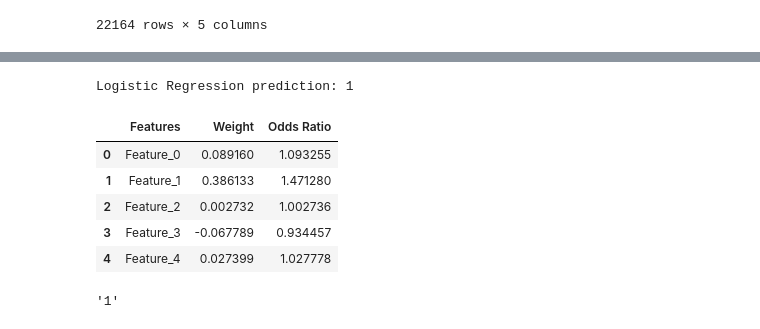
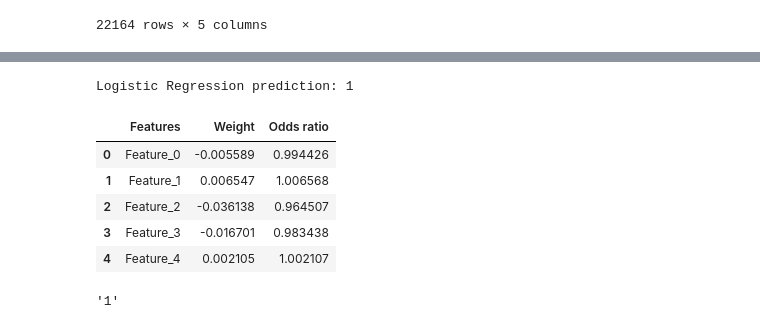
Before and after one commit to yalopez84/Interpretable_method, a Jupyter notebook: Interpretable_Triple_Prediction_Method.ipynb, the cells around one changed output, grey strips where cells are left out. Drawn from its saved outputs; the diff is of its cells as text; code cells hidden in the pictures.

```diff
--- a/Interpretable_Triple_Prediction_Method.ipynb
+++ b/Interpretable_Triple_Prediction_Method.ipynb
@@ -48,7 +48,7 @@ drive.mount('/content/drive')
 Mounted at /content/drive
 # %%
 pathFile="/content/drive/MyDrive/Almacen_phd/FB13/"
-modelName="/content/drive/MyDrive/Almacen_phd/FB13/sbert_test_mnr2"
+modelName="/content/drive/MyDrive/Almacen_phd/FB13/output/tsdae-bert-base-uncased"
 embeddings_large_file="/content/drive/MyDrive/Almacen_phd/FB13/embedding_large.pt"
 umap_embeddings_file="/content/drive/MyDrive/Almacen_phd/FB13/umap_embeddings.pt"
 asignacion_clusters="/content/drive/MyDrive/Almacen_phd/FB13/clusters_labels"
@@ -599,29 +589,29 @@ umap_embeddings_target_triple_set_df
 # %%
 #Triple target prediction by Logistic Regression
 import math
 from sklearn.linear_model import LogisticRegression
 lr = LogisticRegression()
 lr.fit(umap_embeddings_target_triple_set_df.iloc[:,:5],umap_embeddings_target_triple_set_df.iloc[:,6])
 
 features_list=["Feature_0", "Feature_1", "Feature_2", "Feature_3", "Feature_4"]
 feature_name=pd.Series(features_list)
 feature_values=lr.coef_[0]
 odds_ratio=np.exp(feature_values)
-frame_logistic_regression_interpretability=pd.DataFrame({'Features':feature_name, 'Weight':feature_values, 'Odds Ratio':odds_ratio })
+frame_logistic_regression_interpretability=pd.DataFrame({'Features':feature_name, 'Weight':feature_values, 'Odds ratio':odds_ratio })
 frame_logistic_regression_interpretability
 pred = lr.predict(umap_embeddings[-1,:].reshape(1,5))
 pred
 log_regresion=pred[0]
 print("Logistic Regression prediction:", str(log_regresion))
 frame_logistic_regression_interpretability
 # %% [output]
 Logistic Regression prediction: 1
-|  | Features | Weight | Odds Ratio |
-| 0 | Feature_0 | 0.089160 | 1.093255 |
-| 1 | Feature_1 | 0.386133 | 1.471280 |
-| 2 | Feature_2 | 0.002732 | 1.002736 |
-| 3 | Feature_3 | -0.067789 | 0.934457 |
-| 4 | Feature_4 | 0.027399 | 1.027778 |
+|  | Features | Weight | Odds ratio |
+| 0 | Feature_0 | -0.005589 | 0.994426 |
+| 1 | Feature_1 | 0.006547 | 1.006568 |
+| 2 | Feature_2 | -0.036138 | 0.964507 |
+| 3 | Feature_3 | -0.016701 | 0.983438 |
+| 4 | Feature_4 | 0.002105 | 1.002107 |
 # %%
 #Triple target prediction by Decision Tree
 from sklearn.tree import DecisionTreeClassifier
```
Also changed, not shown: parts of 11 cells of this notebook.
